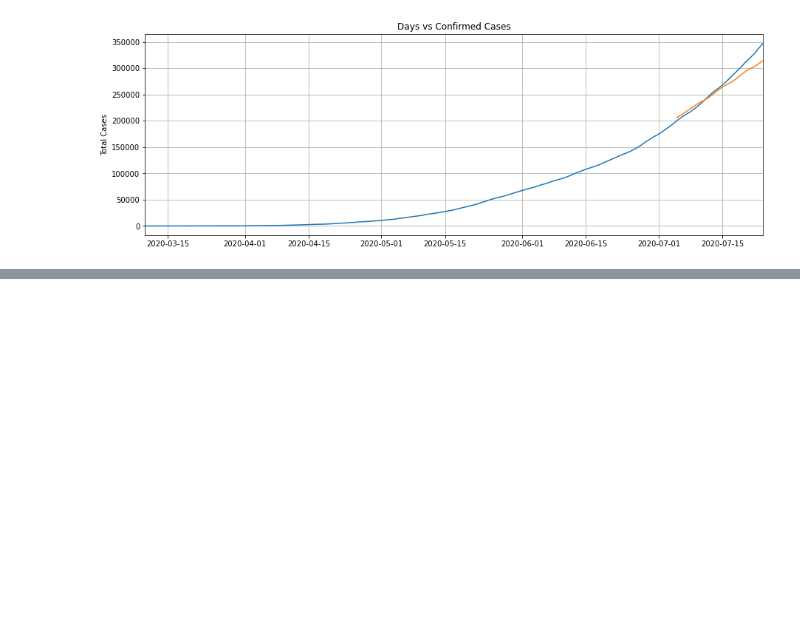
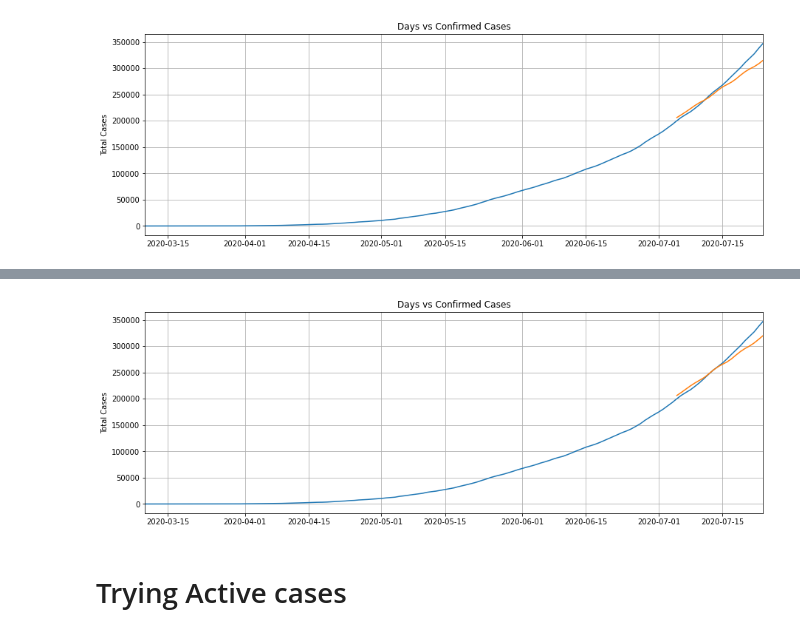
Before and after one commit to Thakur-Govind/C0VID19_Analysis_GT, a Jupyter notebook: Covid_19_India_Analysis_RNN.ipynb, the cells around one changed output, grey strips where cells are left out. Cells and saved outputs as stored; diff of their text form; code cells hidden in the pictures; blank space fills up the shorter version.

```diff
--- a/Covid_19_India_Analysis_RNN.ipynb
+++ b/Covid_19_India_Analysis_RNN.ipynb
@@ -3194,3 +3194,6 @@ Now testing...........
 getting predictions...........
 Got predictions, plotting:
 [figure]
+# %%
+train_with_paramsv2(75,250,0.001)
+# %% [output]
@@ -3196,0 +3220,3 @@ Got predictions, plotting:
+[figure, added]
+# %% [markdown]
+# Trying Active cases
```
Also changed, not shown: parts of 41 cells of this notebook.
